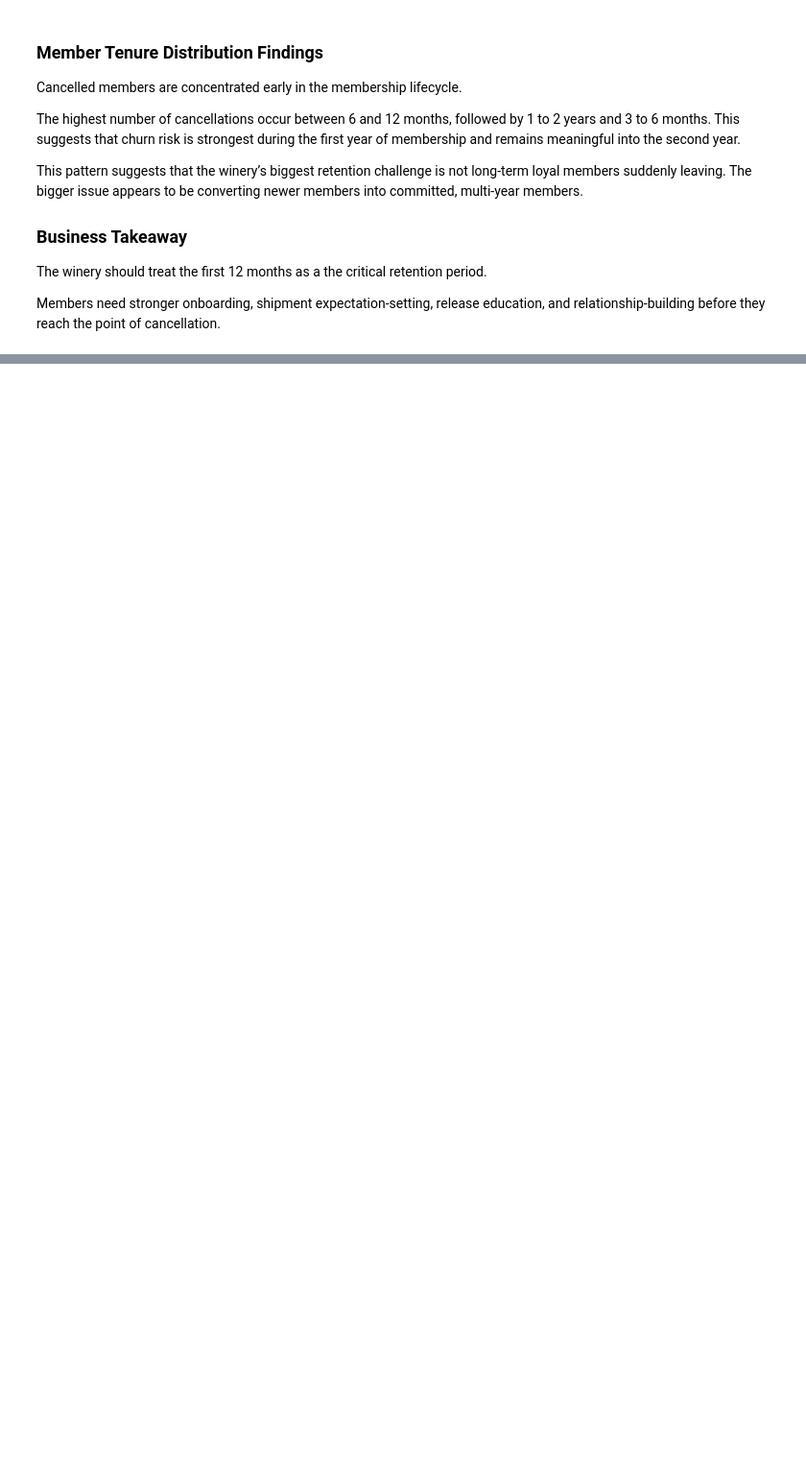
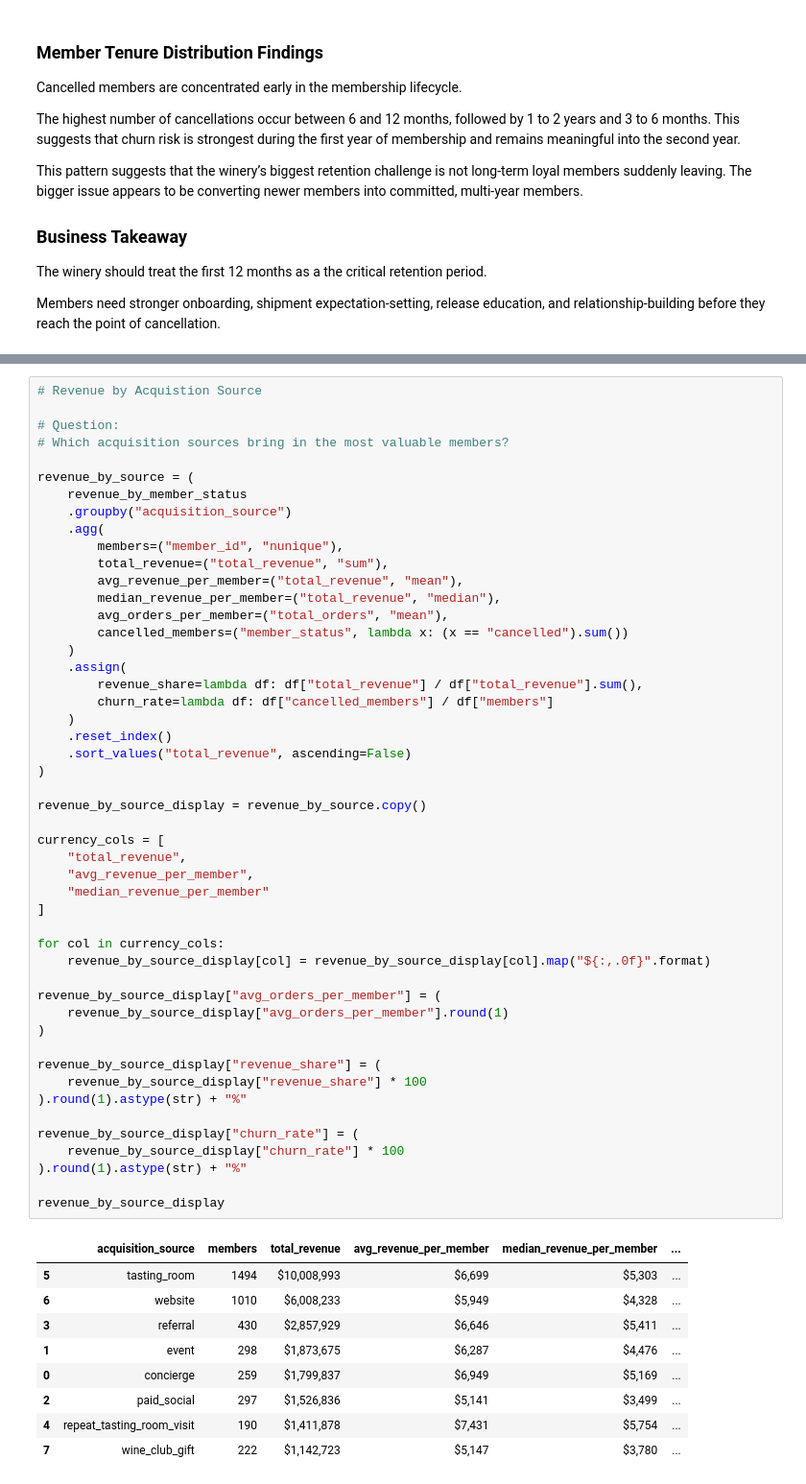
Before and after one commit to eddyk92/Bills-Bills-Bills-Churn-Analysis, a Jupyter notebook: notebooks/02_retention_eda.ipynb, the cells around one changed output, grey strips where cells are left out. Shown at 96% size. Drawn from its saved outputs; the diff is of its cells as text; blank space fills up the shorter version.

```diff
--- a/notebooks/02_retention_eda.ipynb
+++ b/notebooks/02_retention_eda.ipynb
@@ -1122,0 +1281,59 @@ Members need stronger onboarding, shipment expectation-setting, release educatio
+# %%
+# Revenue by Acquistion Source
+
+# Question:
+# Which acquisition sources bring in the most valuable members?
+
+revenue_by_source = (
+    revenue_by_member_status
+    .groupby("acquisition_source")
+    .agg(
+        members=("member_id", "nunique"),
+        total_revenue=("total_revenue", "sum"),
+        avg_revenue_per_member=("total_revenue", "mean"),
+        median_revenue_per_member=("total_revenue", "median"),
+        avg_orders_per_member=("total_orders", "mean"),
+        cancelled_members=("member_status", lambda x: (x == "cancelled").sum())
+    )
+    .assign(
+        revenue_share=lambda df: df["total_revenue"] / df["total_revenue"].sum(),
+        churn_rate=lambda df: df["cancelled_members"] / df["members"]
+    )
+    .reset_index()
+    .sort_values("total_revenue", ascending=False)
+)
+
+revenue_by_source_display = revenue_by_source.copy()
+
+currency_cols = [
+    "total_revenue",
+    "avg_revenue_per_member",
+    "median_revenue_per_member"
+]
+
+for col in currency_cols:
+    revenue_by_source_display[col] = revenue_by_source_display[col].map("${:,.0f}".format)
+
+revenue_by_source_display["avg_orders_per_member"] = (
+    revenue_by_source_display["avg_orders_per_member"].round(1)
+)
+
+revenue_by_source_display["revenue_share"] = (
+    revenue_by_source_display["revenue_share"] * 100
+).round(1).astype(str) + "%"
+
+revenue_by_source_display["churn_rate"] = (
+    revenue_by_source_display["churn_rate"] * 100
+).round(1).astype(str) + "%"
+
+revenue_by_source_display
+# %% [output]
+|  | acquisition_source | members | total_revenue | avg_revenue_per_member | median_revenue_per_member | ... |
+| 5 | tasting_room | 1494 | $10,008,993 | $6,699 | $5,303 | ... |
+| 6 | website | 1010 | $6,008,233 | $5,949 | $4,328 | ... |
+| 3 | referral | 430 | $2,857,929 | $6,646 | $5,411 | ... |
+| 1 | event | 298 | $1,873,675 | $6,287 | $4,476 | ... |
+| 0 | concierge | 259 | $1,799,837 | $6,949 | $5,169 | ... |
+| 2 | paid_social | 297 | $1,526,836 | $5,141 | $3,499 | ... |
+| 4 | repeat_tasting_room_visit | 190 | $1,411,878 | $7,431 | $5,754 | ... |
+| 7 | wine_club_gift | 222 | $1,142,723 | $5,147 | $3,780 | ... |
```
Also changed, not shown: parts of 9 cells of this notebook.
